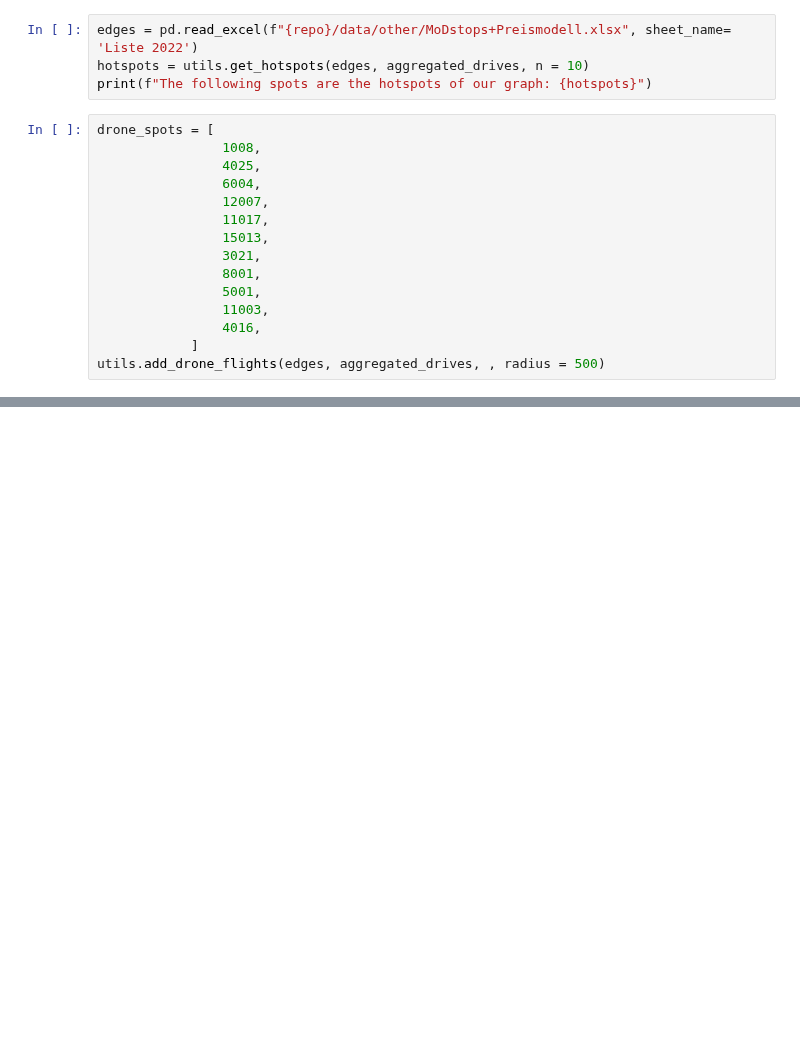
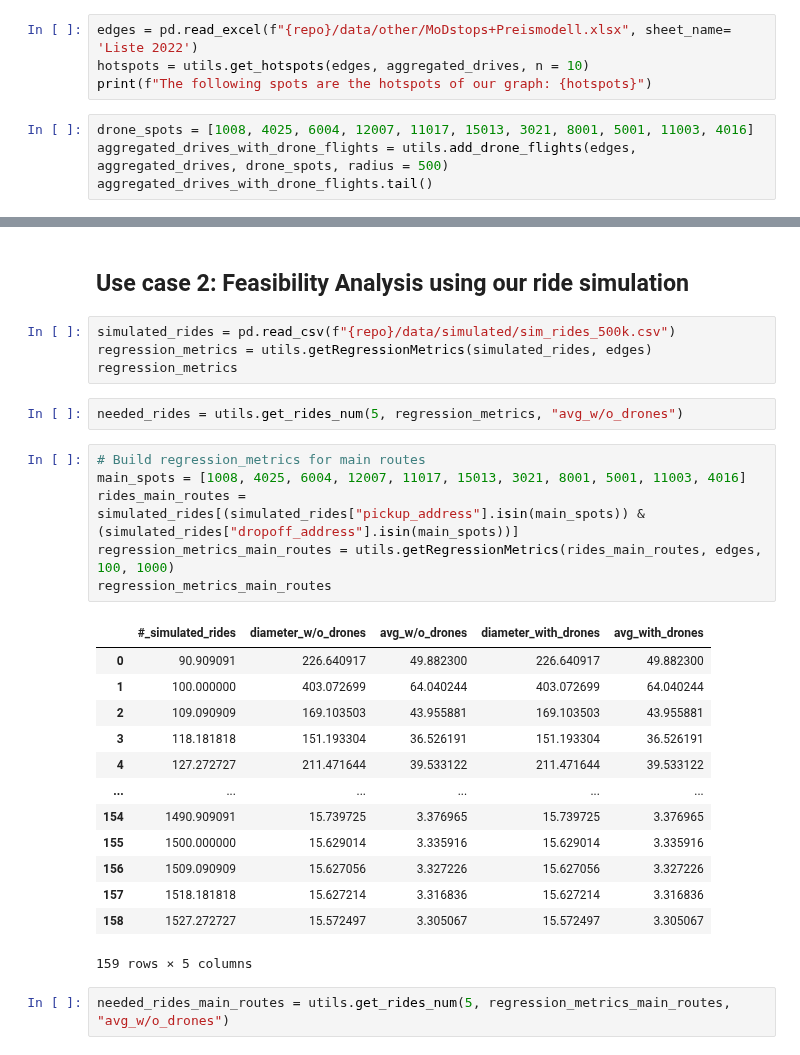
Before and after one commit to Lukas-Dierkes/vehicle-stream-team-project, a Jupyter notebook: vehicle_stream_pipeline/walkthrough.ipynb, the cells around one changed output, grey strips where cells are left out. Cells and saved outputs as stored; diff of their text form; blank space fills up the shorter version.

```diff
--- a/vehicle_stream_pipeline/walkthrough.ipynb
+++ b/vehicle_stream_pipeline/walkthrough.ipynb
@@ -116,18 +109,7 @@ edges = pd.read_excel(f"{repo}/data/other/MoDstops+Preismodell.xlsx", sheet_name
 hotspots = utils.get_hotspots(edges, aggregated_drives, n = 10)
 print(f"The following spots are the hotspots of our graph: {hotspots}")
 # %%
-drone_spots = [
-                1008,
-                4025,
-                6004,
-                12007,
-                11017,
-                15013,
-                3021,
-                8001,
-                5001,
-                11003,
-                4016,
-            ]
-utils.add_drone_flights(edges, aggregated_drives, , radius = 500)
+drone_spots = [1008, 4025, 6004, 12007, 11017, 15013, 3021, 8001, 5001, 11003, 4016]
+aggregated_drives_with_drone_flights = utils.add_drone_flights(edges, aggregated_drives, drone_spots, radius = 500)
+aggregated_drives_with_drone_flights.tail()
 # %% [output]
@@ -134,0 +129,30 @@ utils.add_drone_flights(edges, aggregated_drives, , radius = 500)
+# %% [markdown]
+## Use case 2: Feasibility Analysis using our ride simulation
+# %%
+simulated_rides = pd.read_csv(f"{repo}/data/simulated/sim_rides_500k.csv")
+regression_metrics = utils.getRegressionMetrics(simulated_rides, edges)
+regression_metrics
+# %%
+needed_rides = utils.get_rides_num(5, regression_metrics, "avg_w/o_drones")
+# %%
+# Build regression_metrics for main routes
+main_spots = [1008, 4025, 6004, 12007, 11017, 15013, 3021, 8001, 5001, 11003, 4016]
+rides_main_routes = simulated_rides[(simulated_rides["pickup_address"].isin(main_spots)) & (simulated_rides["dropoff_address"].isin(main_spots))]
+regression_metrics_main_routes = utils.getRegressionMetrics(rides_main_routes, edges, 100, 1000)
+regression_metrics_main_routes
+# %% [output]
+|  | #_simulated_rides | diameter_w/o_drones | avg_w/o_drones | diameter_with_drones | avg_with_drones |
+| 0 | 90.909091 | 226.640917 | 49.882300 | 226.640917 | 49.882300 |
+| 1 | 100.000000 | 403.072699 | 64.040244 | 403.072699 | 64.040244 |
+| 2 | 109.090909 | 169.103503 | 43.955881 | 169.103503 | 43.955881 |
+| 3 | 118.181818 | 151.193304 | 36.526191 | 151.193304 | 36.526191 |
+| 4 | 127.272727 | 211.471644 | 39.533122 | 211.471644 | 39.533122 |
+| ... | ... | ... | ... | ... | ... |
+| 154 | 1490.909091 | 15.739725 | 3.376965 | 15.739725 | 3.376965 |
+| 155 | 1500.000000 | 15.629014 | 3.335916 | 15.629014 | 3.335916 |
+| 156 | 1509.090909 | 15.627056 | 3.327226 | 15.627056 | 3.327226 |
+| 157 | 1518.181818 | 15.627214 | 3.316836 | 15.627214 | 3.316836 |
+| 158 | 1527.272727 | 15.572497 | 3.305067 | 15.572497 | 3.305067 |
+159 rows × 5 columns
+# %%
+needed_rides_main_routes = utils.get_rides_num(5, regression_metrics_main_routes, "avg_w/o_drones")
```
Also changed, not shown: parts of 9 cells of this notebook.
